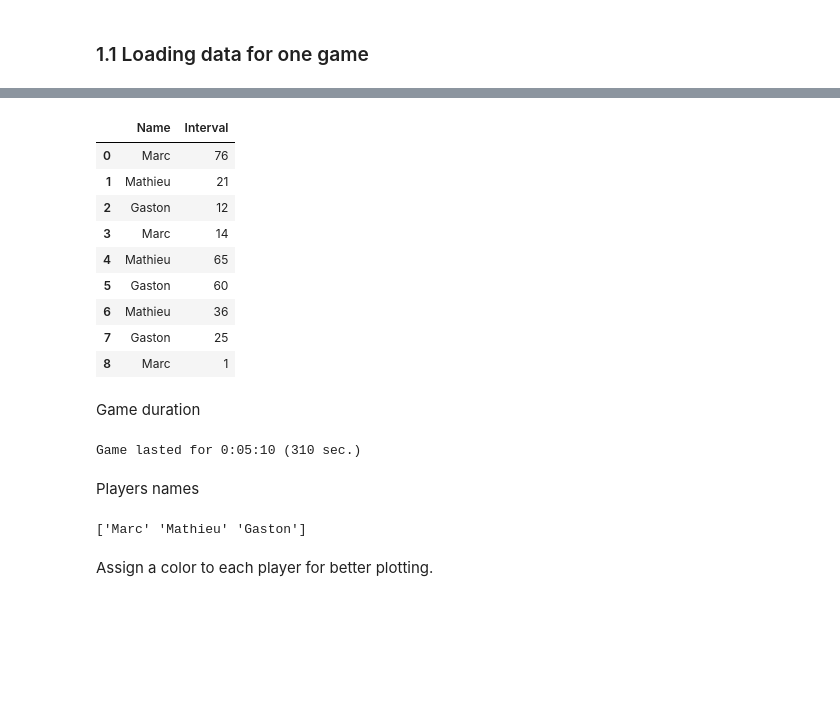
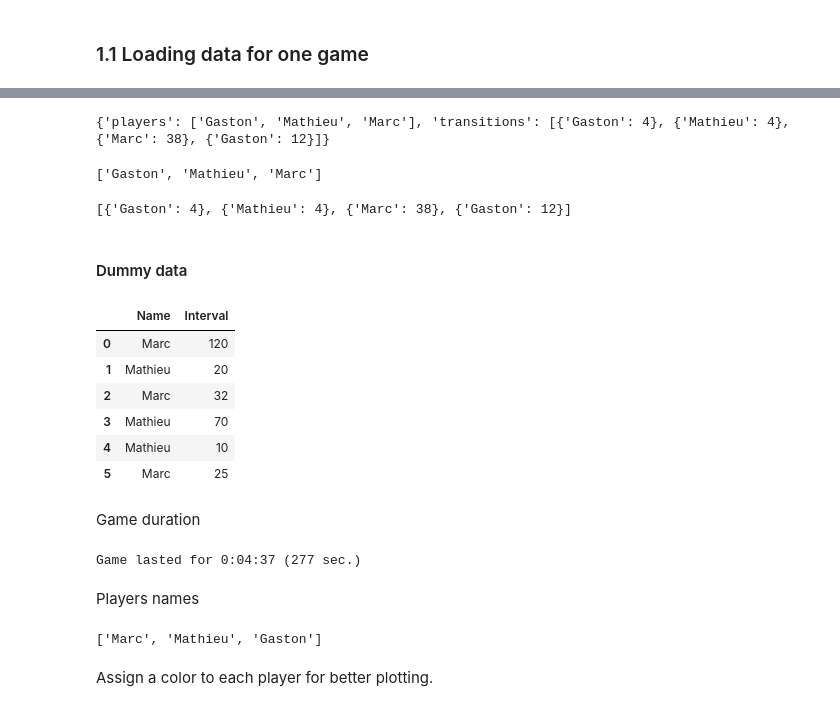
Before and after one commit to Wolgamonox/koth-ping-pong-website, a Jupyter notebook: analysis_exploration.ipynb, the cells around one changed output, grey strips where cells are left out. Saved outputs shown, nothing was run; the diff lists cells and outputs as text; code cells hidden in the pictures; blank space fills up the shorter version.

```diff
--- a/analysis_exploration.ipynb
+++ b/analysis_exploration.ipynb
@@ -17,41 +37,60 @@ from datetime import timedelta
+# %%
+# read from file
+read_data = {}
+with open('test.json') as json_file:
+    read_data = json.load(json_file)
+
+print(read_data)
+# %% [output]
+{'players': ['Gaston', 'Mathieu', 'Marc'], 'transitions': [{'Gaston': 4}, {'Mathieu': 4}, {'Marc': 38}, {'Gaston': 12}]}
+# %%
+players_json = read_data['players']
+players_json
+# %% [output]
+['Gaston', 'Mathieu', 'Marc']
+# %%
+transitions_json = read_data['transitions']
+transitions_json
+# %% [output]
+[{'Gaston': 4}, {'Mathieu': 4}, {'Marc': 38}, {'Gaston': 12}]
+# %% [markdown]
+#### Dummy data
 # %%
+players = ['Marc', 'Mathieu', 'Gaston']
+dummy_data = [
+    ('Marc', 120),
+    ('Mathieu', 20),
+    ('Marc', 32),
+    ('Mathieu', 70),
+    ('Mathieu', 10),
+    ('Marc', 25),
+]
 # dummy_data = [
-#     ('Marc', 120),
-#     ('Mathieu', 20),
-#     ('Marc', 32),
-#     ('Gaston', 48),
-#     ('Mathieu', 70),
-#     ('Gaston', 29),
-#     ('Mathieu', 10),
-#     ('Marc', 25),
+#     ('Marc', 300),
 # ]
-dummy_df = pd.read_csv('games_data/game (23.01.2023 16_41_51).csv').drop('Unnamed: 0', axis=1)
+dummy_df = pd.DataFrame(dummy_data, columns=['Name', 'Interval'])
 dummy_df
 # %% [output]
 |  | Name | Interval |
-| 0 | Marc | 76 |
-| 1 | Mathieu | 21 |
-| 2 | Gaston | 12 |
-| 3 | Marc | 14 |
-| 4 | Mathieu | 65 |
-| 5 | Gaston | 60 |
-| 6 | Mathieu | 36 |
-| 7 | Gaston | 25 |
-| 8 | Marc | 1 |
+| 0 | Marc | 120 |
+| 1 | Mathieu | 20 |
+| 2 | Marc | 32 |
+| 3 | Mathieu | 70 |
+| 4 | Mathieu | 10 |
+| 5 | Marc | 25 |
 # %% [markdown]
 Game duration
 # %%
 total_duration_seconds = dummy_df['Interval'].sum()
-print('Game lasted for %s (%d sec.)' % (str(timedelta(seconds=int(total_duration_seconds))), total_duration_seconds))
+print('Game lasted for %s (%d sec.)' % (timedelta(seconds=int(total_duration_seconds)), total_duration_seconds))
 # %% [output]
-Game lasted for 0:05:10 (310 sec.)
+Game lasted for 0:04:37 (277 sec.)
 # %% [markdown]
 Players names
-# %%
-player_names = dummy_df['Name'].unique()
-print(player_names)
-# %% [output]
-['Marc' 'Mathieu' 'Gaston']
+# %%
+print(players)
+# %% [output]
+['Marc', 'Mathieu', 'Gaston']
 # %% [markdown]
 Assign a color to each player for better plotting.
 # %%
```
Also changed, not shown: parts of 14 cells of this notebook, 3 other files.
